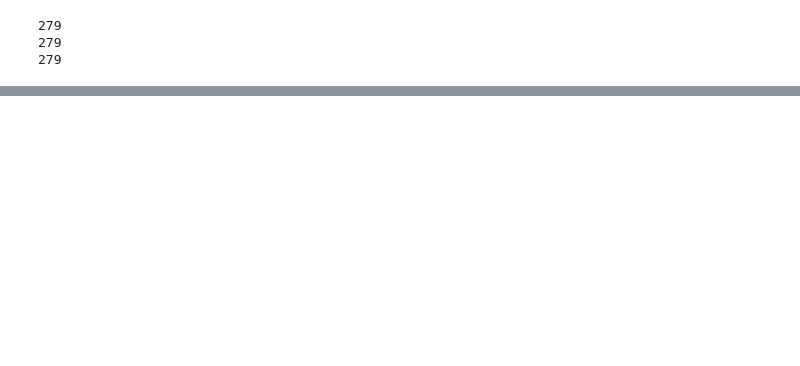
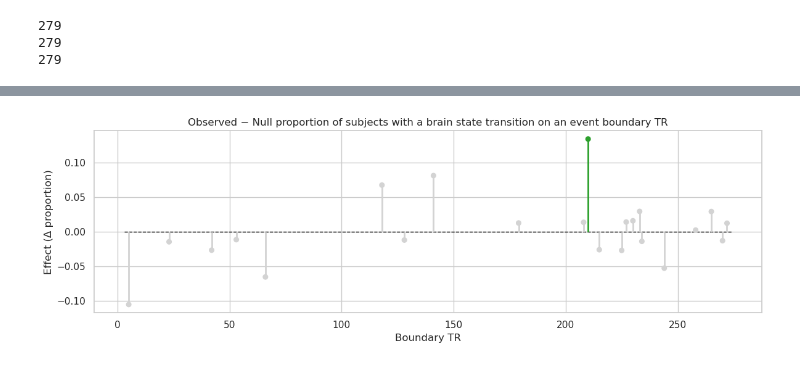
Before and after one commit to natalie-mcclain/narratives-project, a Jupyter notebook: cross_correlation.ipynb, the cells around one changed output, grey strips where cells are left out. Cells and saved outputs as stored; diff of their text form; code cells hidden in the pictures; blank space fills up the shorter version.

```diff
--- a/cross_correlation.ipynb
+++ b/cross_correlation.ipynb
@@ -192,0 +403,24 @@ plt.show()
+# %%
+import numpy as np
+import pandas as pd
+import matplotlib.pyplot as plt
+
+# assume boundary_results is your DataFrame with columns:
+# ["Boundary_TR","Observed_Prop","Null_Mean","Effect","P_Value","P_Value_FDR","Significant"]
+
+br = boundary_results.copy().sort_values("Boundary_TR")
+colors = np.where((br["Significant"]) & (br["Effect"]>0), "tab:green",
+         np.where((br["Significant"]) & (br["Effect"]<0), "tab:red", "lightgray"))
+
+plt.figure(figsize=(12, 4))
+plt.hlines(0, br["Boundary_TR"].min()-2, br["Boundary_TR"].max()+2, linestyle="--", color="black", linewidth=1)
+plt.vlines(br["Boundary_TR"], 0, br["Effect"], colors=colors, linewidth=2)
+plt.scatter(br["Boundary_TR"], br["Effect"], color=colors, s=30, zorder=3)
+
+plt.title("Observed − Null proportion of subjects with a brain state transition on an event boundary TR")
+plt.xlabel("Boundary TR")
+plt.ylabel("Effect (Δ proportion)")
+plt.tight_layout()
+plt.show()
+# %% [output]
+[figure, added]
```
Also changed, not shown: parts of 9 cells of this notebook, 18 other files.
